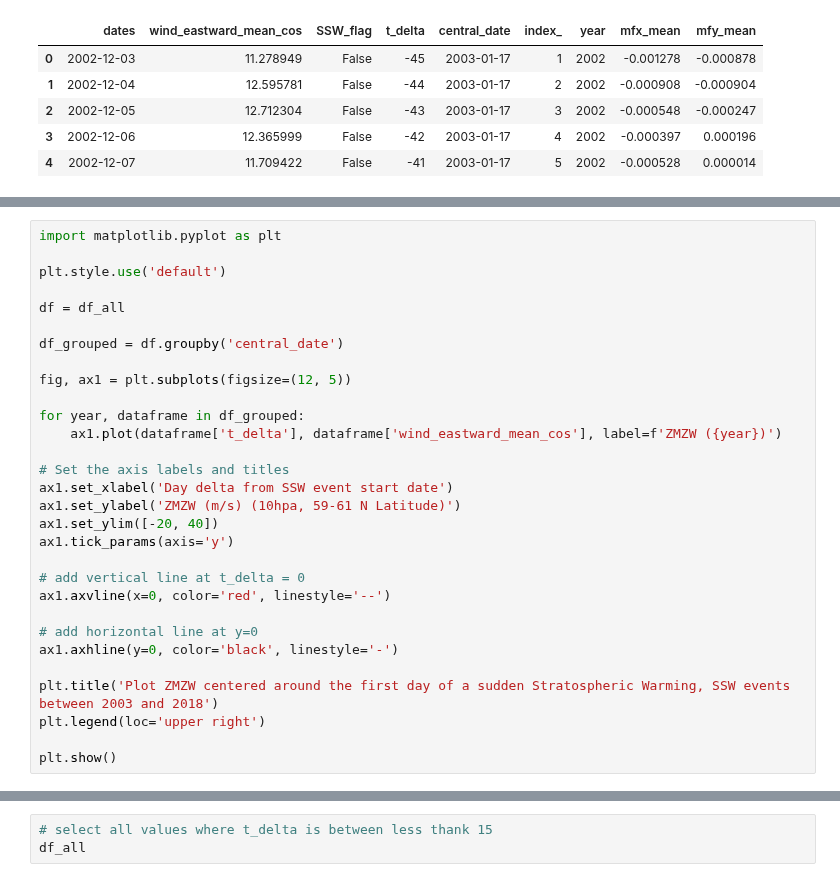
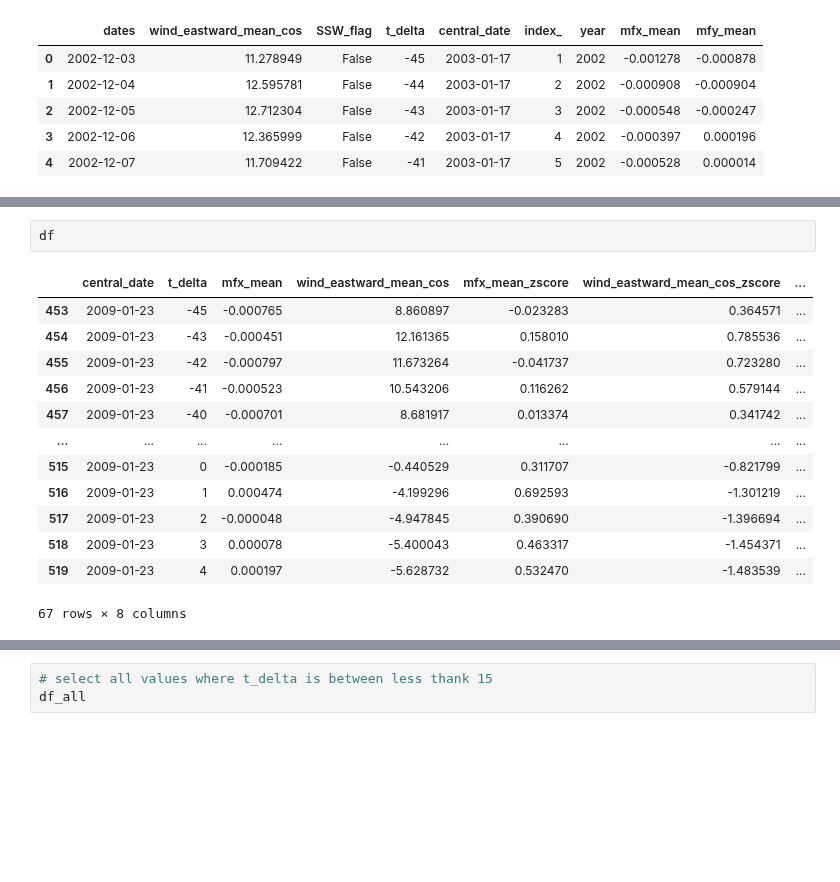
Before and after one commit to jonyjesus18/final-year-proj, a Jupyter notebook: var_zmzw_gw.ipynb, the cells around one changed output, grey strips where cells are left out. Drawn from its saved outputs; the diff is of its cells as text; blank space fills up the shorter version.

```diff
--- a/var_zmzw_gw.ipynb
+++ b/var_zmzw_gw.ipynb
@@ -138,30 +96,0 @@ plt.show()
-# %%
-import matplotlib.pyplot as plt
-
-plt.style.use('default')
-
-df = df_all
-
-df_grouped = df.groupby('central_date')
-
-fig, ax1 = plt.subplots(figsize=(12, 5))
-
-for year, dataframe in df_grouped:
-    ax1.plot(dataframe['t_delta'], dataframe['wind_eastward_mean_cos'], label=f'ZMZW ({year})')
-
-# Set the axis labels and titles
-ax1.set_xlabel('Day delta from SSW event start date')
-ax1.set_ylabel('ZMZW (m/s) (10hpa, 59-61 N Latitude)')
-ax1.set_ylim([-20, 40])
-ax1.tick_params(axis='y')
-
-# add vertical line at t_delta = 0
-ax1.axvline(x=0, color='red', linestyle='--')
-
-# add horizontal line at y=0
-ax1.axhline(y=0, color='black', linestyle='-')
-
-plt.title('Plot ZMZW centered around the first day of a sudden Stratospheric Warming, SSW events between 2003 and 2018')
-plt.legend(loc='upper right')
-
-plt.show()
@@ -195,0 +97,16 @@ df = df[df['central_date'] == date]
+# %%
+df
+# %% [output]
+|  | central_date | t_delta | mfx_mean | wind_eastward_mean_cos | mfx_mean_zscore | wind_eastward_mean_cos_zscore | ... |
+| 453 | 2009-01-23 | -45 | -0.000765 | 8.860897 | -0.023283 | 0.364571 | ... |
+| 454 | 2009-01-23 | -43 | -0.000451 | 12.161365 | 0.158010 | 0.785536 | ... |
+| 455 | 2009-01-23 | -42 | -0.000797 | 11.673264 | -0.041737 | 0.723280 | ... |
+| 456 | 2009-01-23 | -41 | -0.000523 | 10.543206 | 0.116262 | 0.579144 | ... |
+| 457 | 2009-01-23 | -40 | -0.000701 | 8.681917 | 0.013374 | 0.341742 | ... |
+| ... | ... | ... | ... | ... | ... | ... | ... |
+| 515 | 2009-01-23 | 0 | -0.000185 | -0.440529 | 0.311707 | -0.821799 | ... |
+| 516 | 2009-01-23 | 1 | 0.000474 | -4.199296 | 0.692593 | -1.301219 | ... |
+| 517 | 2009-01-23 | 2 | -0.000048 | -4.947845 | 0.390690 | -1.396694 | ... |
+| 518 | 2009-01-23 | 3 | 0.000078 | -5.400043 | 0.463317 | -1.454371 | ... |
+| 519 | 2009-01-23 | 4 | 0.000197 | -5.628732 | 0.532470 | -1.483539 | ... |
+67 rows × 8 columns
```
Also changed, not shown: parts of 14 cells of this notebook, 9 other files.
